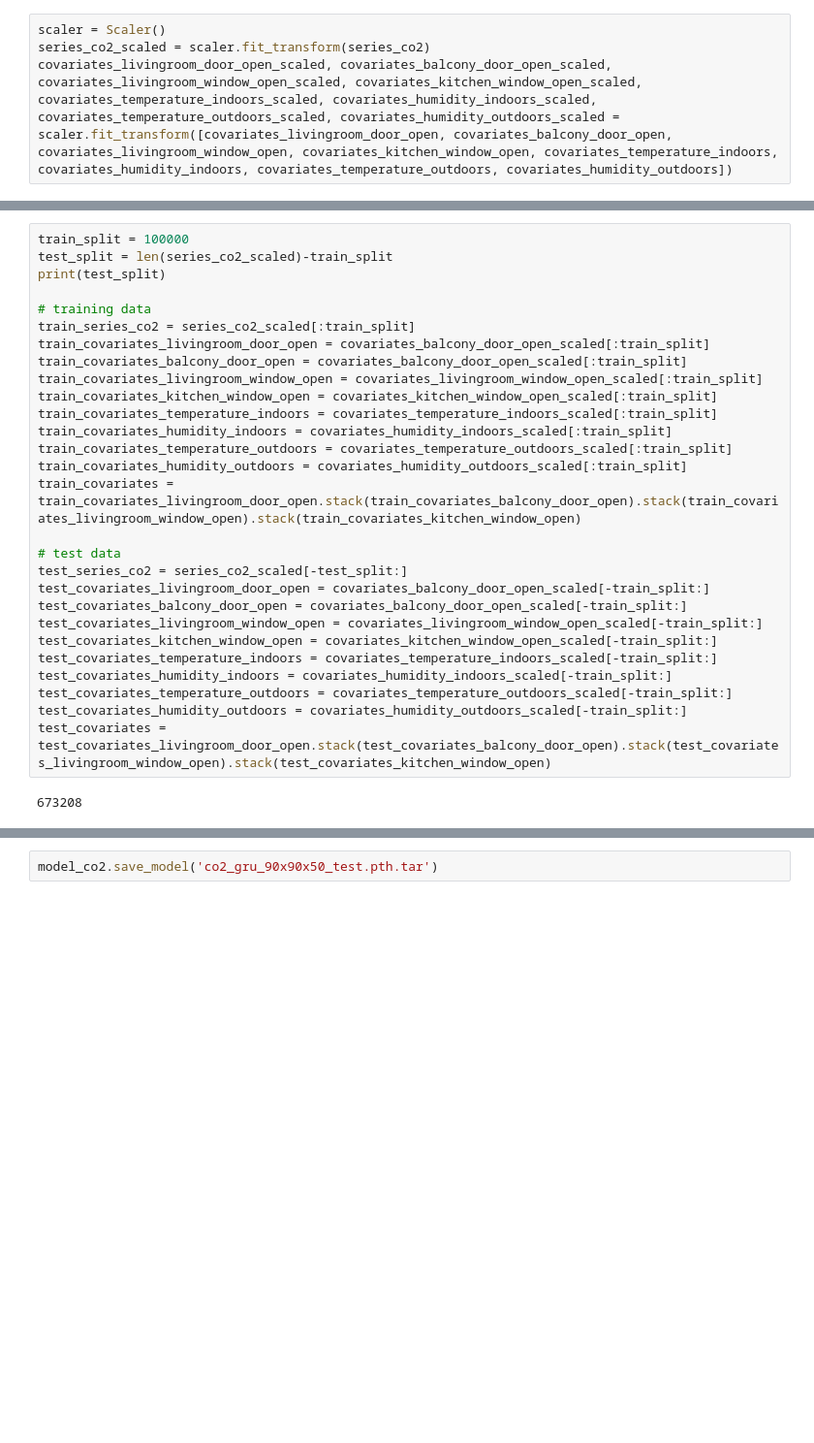
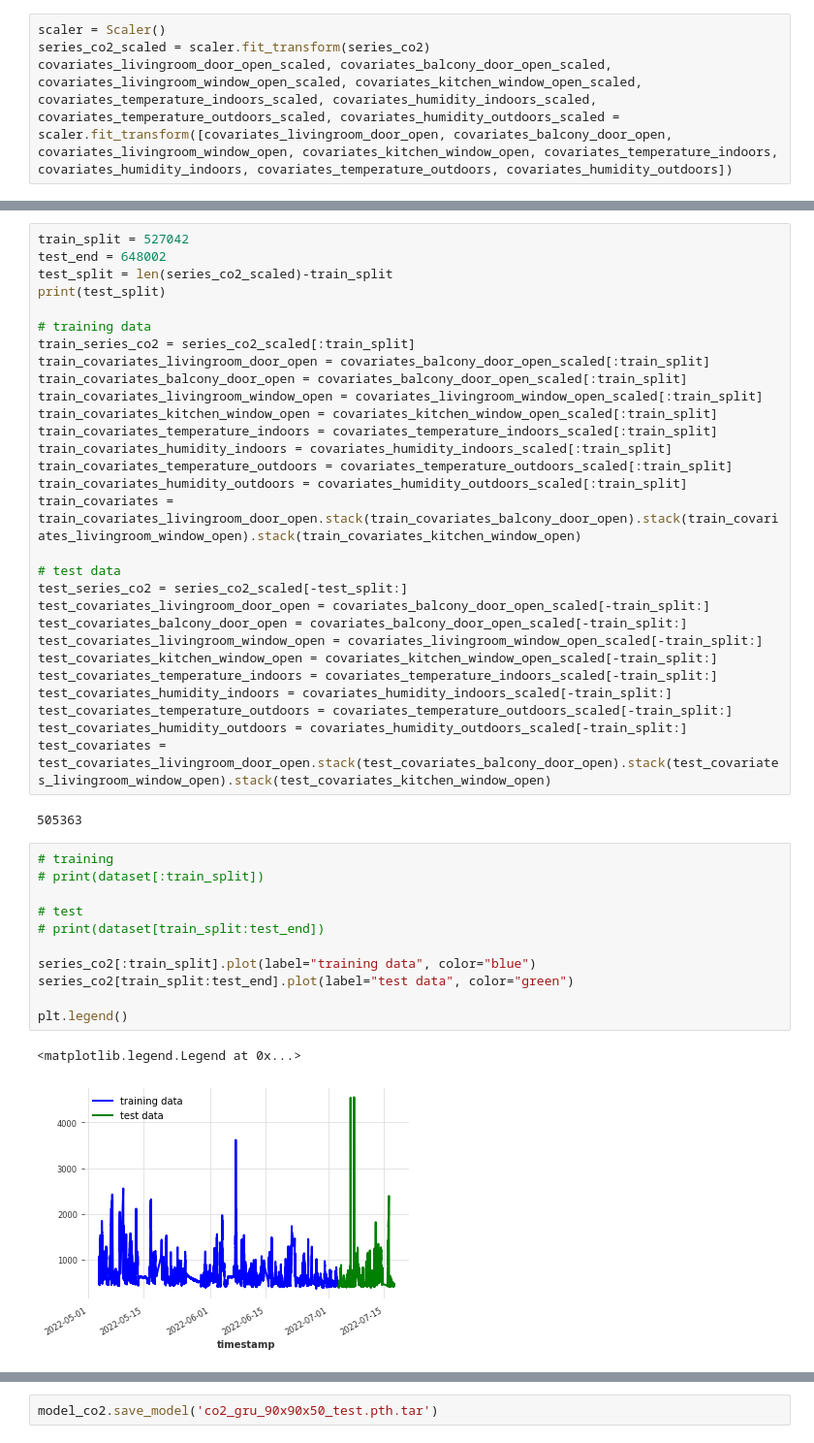
Before and after one commit to manuelbrgr/indoor-air-monitor, a Jupyter notebook: machine-learning/train-model.ipynb, the cells around one changed output, grey strips where cells are left out. Shown at 97% size. Drawn from its saved outputs; the diff is of its cells as text; blank space fills up the shorter version.

```diff
--- a/machine-learning/train-model.ipynb
+++ b/machine-learning/train-model.ipynb
@@ -80,5 +95,6 @@ covariates_livingroom_door_open_scaled, covariates_balcony_door_open_scaled, cov
 # %%
-train_split = 100000
+train_split = 527042
+test_end = 648002
 test_split = len(series_co2_scaled)-train_split
 print(test_split)
 
@@ -106,4 +122,18 @@ test_covariates_temperature_outdoors = covariates_temperature_outdoors_scaled[-t
 test_covariates_humidity_outdoors = covariates_humidity_outdoors_scaled[-train_split:]
 test_covariates = test_covariates_livingroom_door_open.stack(test_covariates_balcony_door_open).stack(test_covariates_livingroom_window_open).stack(test_covariates_kitchen_window_open)
 # %% [output]
-673208
+505363
+# %%
+# training
+# print(dataset[:train_split])
+
+# test
+# print(dataset[train_split:test_end])
+
+series_co2[:train_split].plot(label="training data", color="blue")
+series_co2[train_split:test_end].plot(label="test data", color="green")
+
+plt.legend()
+# %% [output]
+<matplotlib.legend.Legend at 0x...>
+[figure, added]
```
Also changed, not shown: parts of 6 cells of this notebook, 8 other files.
